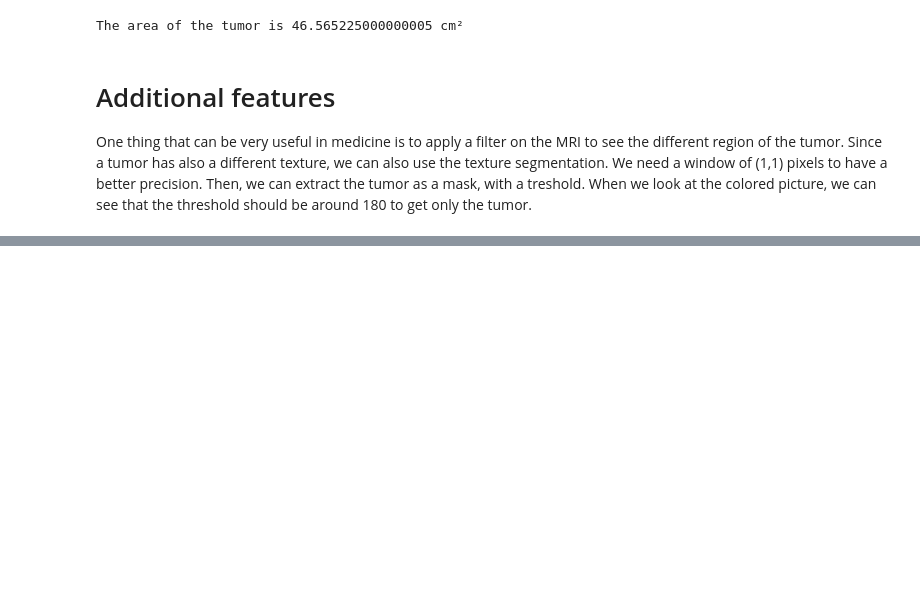
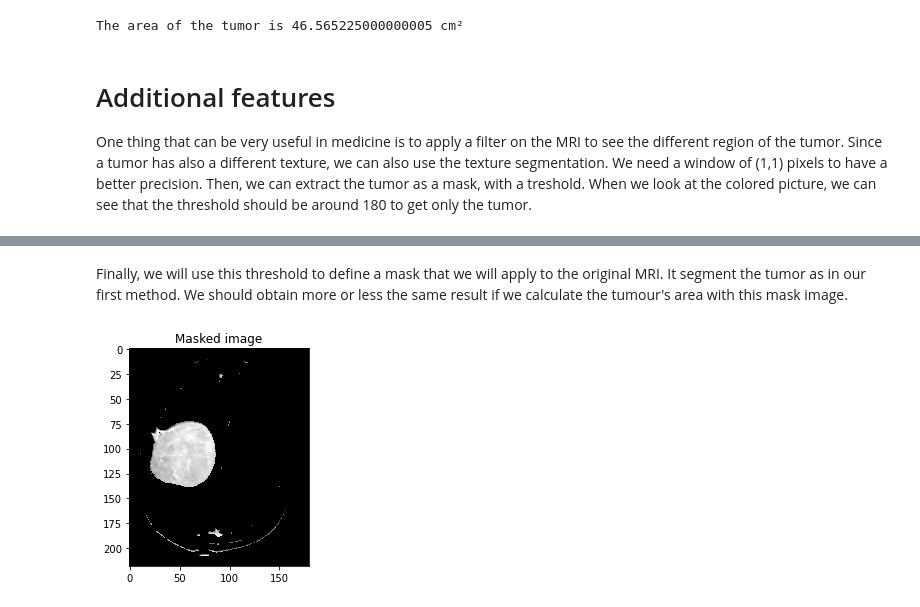
Before and after one commit to AstridSoumoy/INFO-H500-Module3, a Jupyter notebook: Tumour_Segmentation.ipynb, the cells around one changed output, grey strips where cells are left out. Saved outputs shown, nothing was run; the diff lists cells and outputs as text; code cells hidden in the pictures; blank space fills up the shorter version.

```diff
--- a/Tumour_Segmentation.ipynb
+++ b/Tumour_Segmentation.ipynb
@@ -142,0 +192,10 @@ We can see that the third image is created applying a mask. It segment the tumor
+# %% [markdown]
+Finally, we will use this threshold to define a mask that we will apply to the original MRI. It segment the tumor as in our first method. We should obtain more or less the same result if we calculate the tumour's area with this mask image.
+# %%
+mask = im_descr>bins[t]
+plt.figure()
+plt.title('Masked image')
+plt.imshow(im*mask, cmap=plt.cm.gray)
+plt.show()
+# %% [output]
+[figure, added]
```
Also changed, not shown: parts of 6 cells of this notebook.
